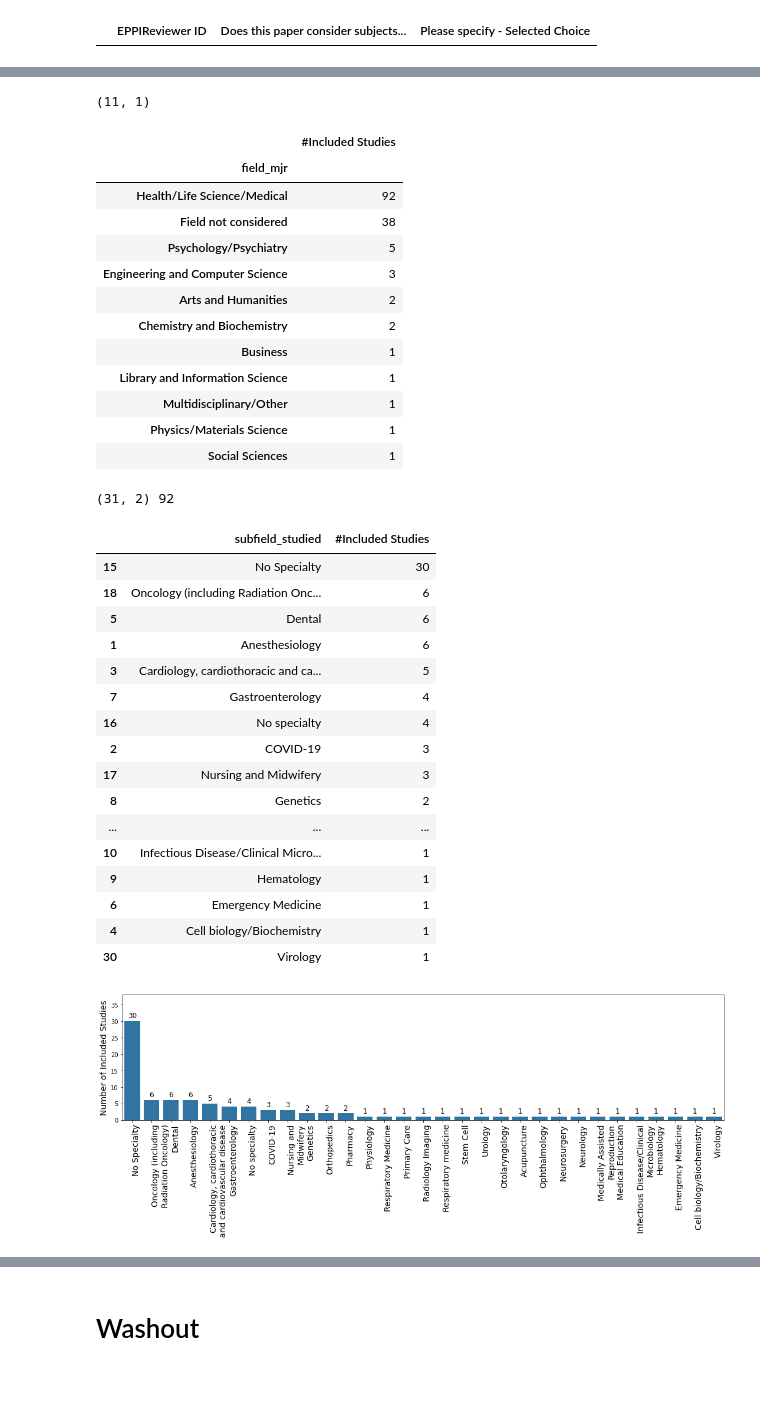
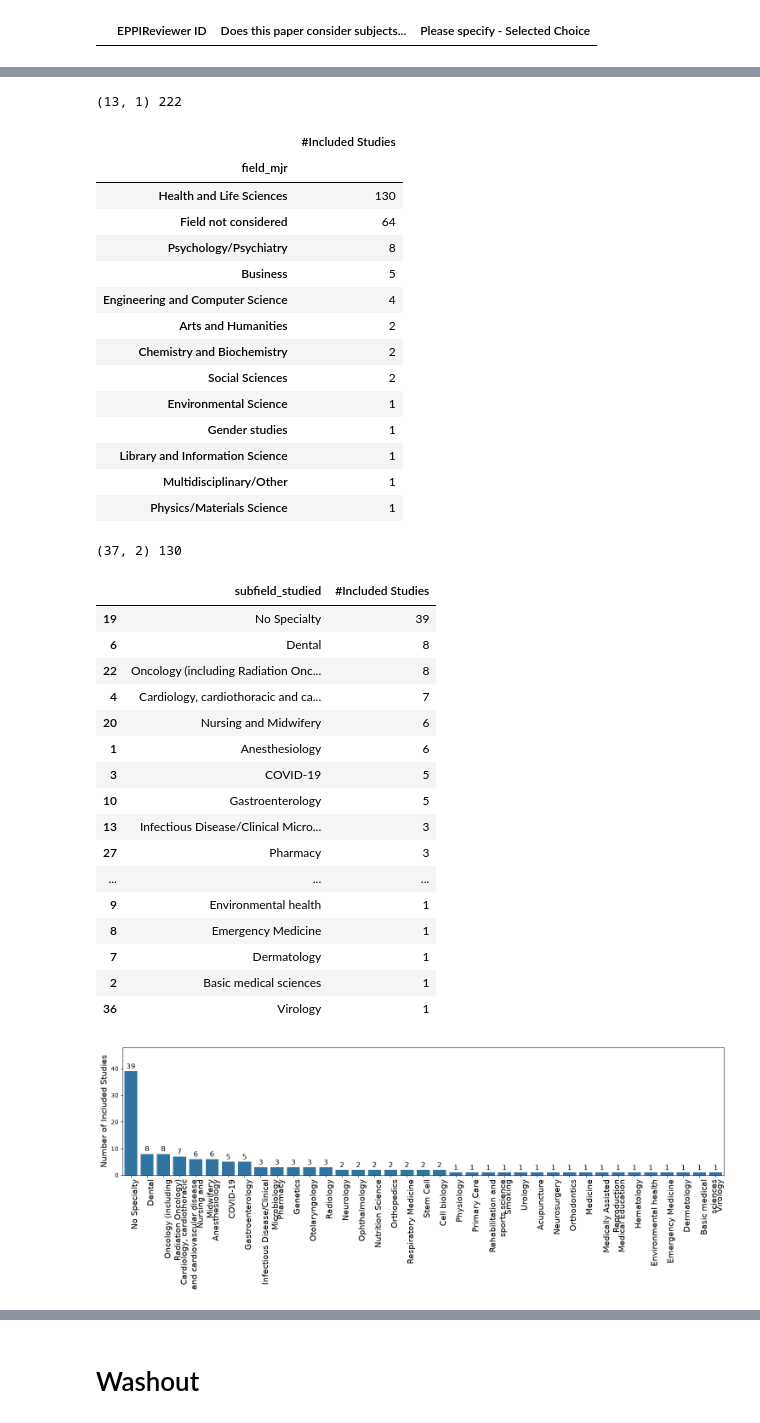
Before and after one commit to tzukun-hsiao/ARIST-post-retraction-citation, a Jupyter notebook: code/Results.ipynb, the cells around one changed output, grey strips where cells are left out. Cells and saved outputs as stored; diff of their text form; code cells hidden in the pictures; blank space fills up the shorter version.

```diff
--- a/code/Results.ipynb
+++ b/code/Results.ipynb
@@ -30,10 +48,12 @@ df.head()
 # %%
-f = 'data/PostCitationRetraction-Data-EH-Cleaned.csv'
+f = 'data/PostRetractionCitationData_20261119-EH_cleaned.csv'
 data = pd.read_csv(f)
 data = data.rename(columns={"What is the paper's EPPIReviewer ID?": "EPPIReviewer ID"})
 print(data.shape)
-data = data.merge(df[['EPPIReviewer ID', 'Year']])
+data = data.merge(df[['EPPIReviewer ID', 'Year']], how='left')
 print(data.shape)
+
+data = data.loc[data['EPPIReviewer ID'].isin(included_ids)]
 
 print(data.shape, data['EPPIReviewer ID'].nunique())
 data.head(2)
@@ -46,0 +94,9 @@ data.head(2)
+# %%
+# {EPPI ID: Year}
+yr_dict = {
+    '110238073': 2005,
+    '10102186': 2015,
+    'Zotero1': 2019,
+    'Zotero2': 2026,
+    #'130734869': 2025,
+}
@@ -46,0 +109,3 @@ data.head(2)
+# %%
+for eppi_id, py in yr_dict.items():
+    data.loc[data['EPPIReviewer ID']==eppi_id, 'Year'] = py
@@ -365,25 +780,29 @@ field_mjr_tbl = fields.groupby(['field_mjr'])[['EPPIReviewer ID']].count()
 field_mjr_tbl = field_mjr_tbl.rename(columns={'EPPIReviewer ID': '#Included Studies'})
 
 field_mjr_tbl = field_mjr_tbl.sort_values(by='#Included Studies', ascending=False)
-print(field_mjr_tbl.shape)
+print(field_mjr_tbl.shape, field_mjr_tbl['#Included Studies'].sum())
 field_mjr_tbl
 # %% [output]
-(11, 1)
+(13, 1) 222
 |  | #Included Studies |
 | field_mjr |  |
-| Health/Life Science/Medical | 92 |
-| Field not considered | 38 |
-| Psychology/Psychiatry | 5 |
-| Engineering and Computer Science | 3 |
+| Health and Life Sciences | 130 |
+| Field not considered | 64 |
+| Psychology/Psychiatry | 8 |
+| Business | 5 |
+| Engineering and Computer Science | 4 |
 | Arts and Humanities | 2 |
 | Chemistry and Biochemistry | 2 |
-| Business | 1 |
+| Social Sciences | 2 |
+| Environmental Science | 1 |
+| Gender studies | 1 |
 | Library and Information Science | 1 |
 | Multidisciplinary/Other | 1 |
 | Physics/Materials Science | 1 |
-| Social Sciences | 1 |
 # %%
-dfplt = fields.loc[fields['field_mjr']=='Health/Life Science/Medical'].copy()
+# Data absent
+
+dfplt = fields.loc[fields['field_mjr']=='Health and Life Sciences'].copy()
 dfplt['subfield_studied'] = dfplt[q3].str.split('--')
 dfplt['subfield_studied'] = dfplt['subfield_studied'].str[-1]
 
@@ -394,55 +813,55 @@ dfplt = dfplt.sort_values(by='#Included Studies', ascending=False)
 print(dfplt.shape, dfplt['#Included Studies'].sum())
 dfplt
 # %% [output]
-(31, 2) 92
+(37, 2) 130
 |  | subfield_studied | #Included Studies |
-| 15 | No Specialty | 30 |
-| 18 | Oncology (including Radiation Onc... | 6 |
-| 5 | Dental | 6 |
+| 19 | No Specialty | 39 |
+| 6 | Dental | 8 |
+| 22 | Oncology (including Radiation Onc... | 8 |
+| 4 | Cardiology, cardiothoracic and ca... | 7 |
+| 20 | Nursing and Midwifery | 6 |
 | 1 | Anesthesiology | 6 |
-| 3 | Cardiology, cardiothoracic and ca... | 5 |
-| 7 | Gastroenterology | 4 |
-| 16 | No specialty | 4 |
-| 2 | COVID-19 | 3 |
-| 17 | Nursing and Midwifery | 3 |
-| 8 | Genetics | 2 |
+| 3 | COVID-19 | 5 |
+| 10 | Gastroenterology | 5 |
+| 13 | Infectious Disease/Clinical Micro... | 3 |
+| 27 | Pharmacy | 3 |
 | ... | ... | ... |
-| 10 | Infectious Disease/Clinical Micro... | 1 |
-| 9 | Hematology | 1 |
-| 6 | Emergency Medicine | 1 |
-| 4 | Cell biology/Biochemistry | 1 |
-| 30 | Virology | 1 |
+| 9 | Environmental health | 1 |
+| 8 | Emergency Medicine | 1 |
+| 7 | Dermatology | 1 |
+| 2 | Basic medical sciences | 1 |
+| 36 | Virology | 1 |
 # %%
 fig, ax = plt.subplots(figsize=(15, 6))
 
 sns.barplot(data=dfplt, x='subfield_studied', y='#Included Studies', ax=ax)
 
 xticks = ax.get_xticks()
 xtick_labels = []
 for lbl in dfplt['subfield_studied'].tolist():
     lbl_split = lbl.split()
     n_words = len(lbl_split)
     if n_words > 2:
         #print(lbl)
         lbl_str = ' '.join(lbl_split[:2]) + '\n' + ' '.join(lbl_split[2:])
     else:
         lbl_str = lbl
     xtick_labels.append(lbl_str.strip())
 
 ax.set_xticks(xticks)
 ax.set_xticklabels(xtick_labels, rotation=90, ha='right', va='top', rotation_mode='anchor', size=14)
 
 for xpos, count in zip(xticks, dfplt['#Included Studies'].tolist()):
     ax.text(x=xpos, y=count+1, s=str(count), ha='center', size=12)
 
-ax.set_ylim(0, 38)
+ax.set_ylim(0, 48)
 ax.set_xlabel('')
 ax.set_ylabel('Number of Included Studies', size=14)
 
 plt.tight_layout()
 
-plt.savefig('figs/med_subfields.png')
+plt.savefig('figs/med_subfields-r1.png')
 
 plt.show()
 # %% [output]
-[figure, old version]
+[figure, new version]
```
Also changed, not shown: parts of 58 cells of this notebook.
